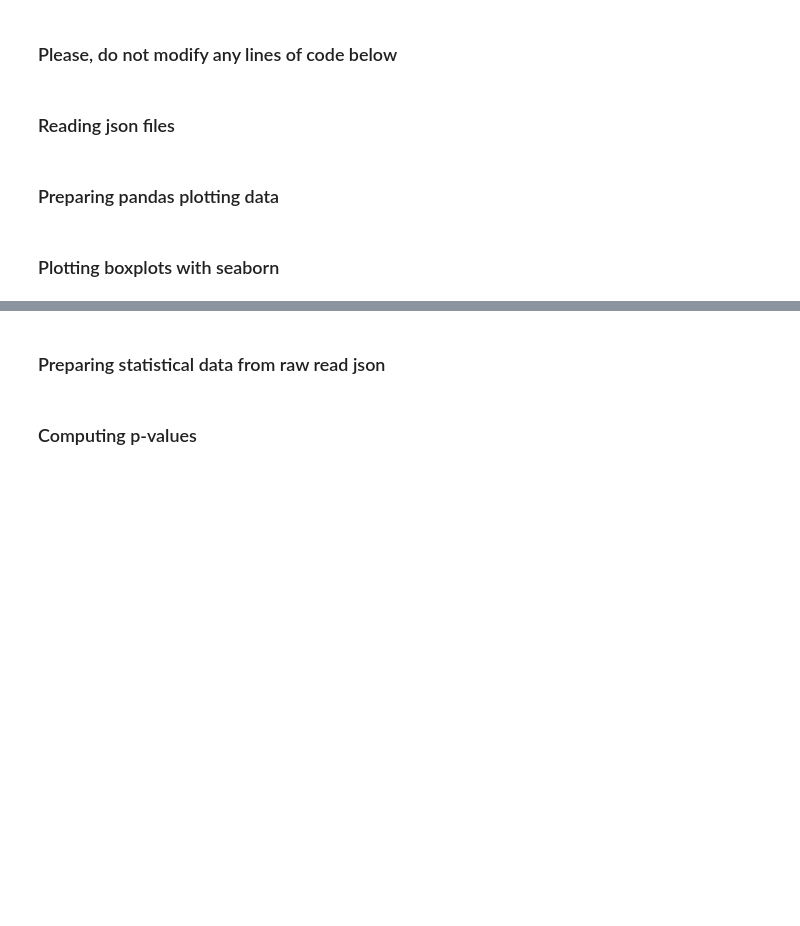
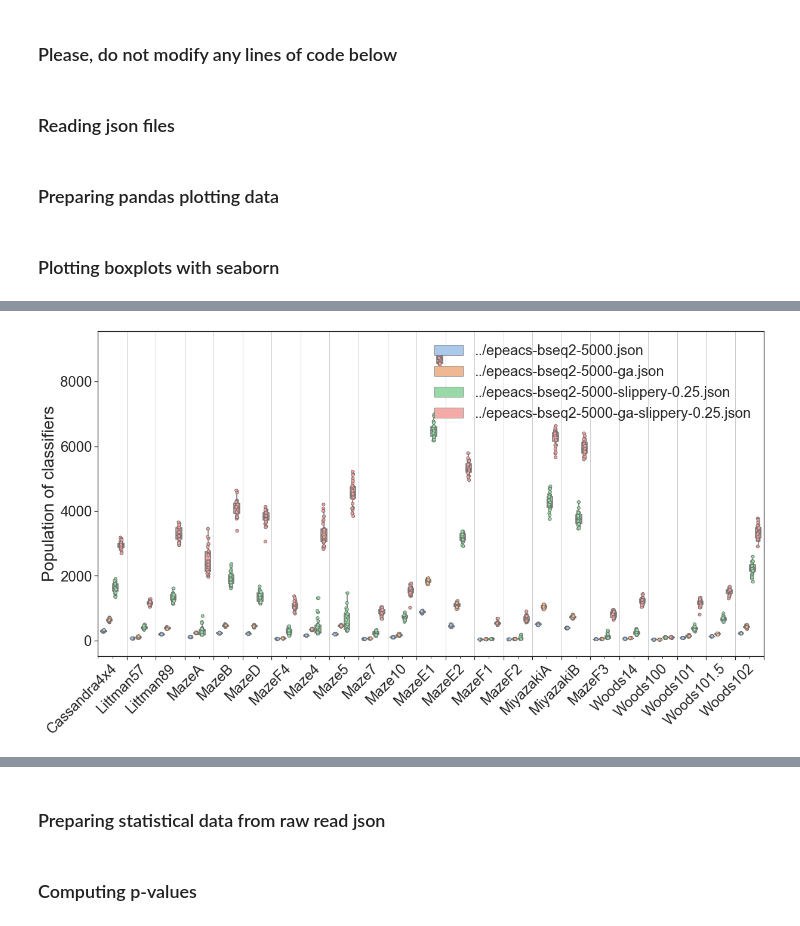
Before and after one commit to RomainOr/Reasoning-with-ALCS, a Jupyter notebook: epeacs_boxplot.ipynb, the cells around one changed output, grey strips where cells are left out. Drawn from its saved outputs; the diff is of its cells as text; code cells hidden in the pictures; blank space fills up the shorter version.

Commit message:
Add last data bench. Update boxplot.

```diff
--- a/epeacs_boxplot.ipynb
+++ b/epeacs_boxplot.ipynb
@@ -107,6 +112,7 @@ def prepare_pandas_plotting_data(raw_data, lcs_name):
         'Knowledge (%)':[],
         'Population of classifiers':[],
         'Reliable classifiers':[],
+        'Numerosity of classifiers':[],
         'Mean realiable classifier specificity':[],
         #'Full Knowledge for first time (trial)':[],
         #'Full Knowledge stable (trial)':[],
@@ -127,7 +133,10 @@ def prepare_pandas_plotting_data(raw_data, lcs_name):
                         cleaned_data['Maze'].append(item['maze'][:-3])
                     cleaned_data['Knowledge (%)'].append(item['knowledge_list'][idx])
                     cleaned_data['Population of classifiers'].append(item['population_list'][idx])
-                    cleaned_data['Reliable classifiers'].append(item['reliable_list'][idx])
+                    cleaned_data['Reliable classifiers'].append(
+                        float(item['reliable_list'][idx]) / item['population_list'][idx]
+                    )
+                    cleaned_data['Numerosity of classifiers'].append(item['numerosity_list'][idx])
                     cleaned_data['Mean realiable classifier specificity'].append(
                         item['mean_reliable_classifier_specificity_list'][idx]
                     )
@@ -152,7 +161,7 @@ def prepare_pandas_plotting_data(raw_data, lcs_name):
     pandas_data = pd.DataFrame(cleaned_data)
     return nb_of_environments, pandas_data
 
-nb_of_environments, pandas_data = prepare_pandas_plotting_data(raw_data, lcs_name)
+nb_of_environments, pandas_data = prepare_pandas_plotting_data(raw_data, exp_list)
 # %% [markdown]
 ### Plotting boxplots with seaborn
 # %%
@@ -211,34 +220,33 @@ def plot_figure(pandas_data, Y, legend_loc, lcs_name):
 
     # Set up legend
     handles, labels = ax.get_legend_handles_labels()
-    if len(lcs_name) == 2:
-        plt.legend(handles[0:2], labels[0:2], frameon=False, loc=legend_loc, fontsize=legend_fontsize)
-    else:
-        plt.legend(handles[0:3], labels[0:3], frameon=False, loc=legend_loc, fontsize=legend_fontsize)
+    plt.legend(handles[0:len(lcs_name)], labels[0:len(lcs_name)], frameon=False, loc=legend_loc, fontsize=legend_fontsize)
 # %%
 def plot_knowledge(pandas_data, zipped:bool=True):
-    plot_figure(pandas_data, Y='Knowledge (%)', legend_loc='lower right', lcs_name=lcs_name)
+    plot_figure(pandas_data, Y='Knowledge (%)', legend_loc='lower right', lcs_name=exp_list)
 
-def plot_population(pandas_data, only_reliable:bool=False):
-    if not only_reliable:
-        Y = 'Population of classifiers'
-    else:
-        Y = 'Reliable classifiers'
-    plot_figure(pandas_data, Y=Y, legend_loc='upper right', lcs_name=lcs_name)
+def plot_whole_population(pandas_data):
+    plot_figure(pandas_data, Y='Population of classifiers', legend_loc='upper right', lcs_name=exp_list)
+
+def plot_reliable_population(pandas_data):
+    plot_figure(pandas_data, Y='Reliable classifiers', legend_loc='upper right', lcs_name=exp_list)
+
+def plot_numerosity(pandas_data):
+    plot_figure(pandas_data, Y='Numerosity of classifiers', legend_loc='lower right', lcs_name=exp_list)
 
 def plot_mean_classifier_specificity(pandas_data):
-    plot_figure(pandas_data, Y='Mean realiable classifier specificity', legend_loc='upper right', lcs_name=lcs_name)
+    plot_figure(pandas_data, Y='Mean realiable classifier specificity', legend_loc='upper right', lcs_name=exp_list)
 
 #def plot_first_time_full_knowledge_achieved(pandas_data):
-#    plot_figure(pandas_data, Y='Full Knowledge for first time (trial)', legend_loc='upper right', lcs_name=lcs_name)
+#    plot_figure(pandas_data, Y='Full Knowledge for first time (trial)', legend_loc='upper right', lcs_name=exp_list)
 
 #def plot_last_time_full_knowledge_achieved(pandas_data):
-#    plot_figure(pandas_data, Y='Full Knowledge for last time (trial)', legend_loc='lower right', lcs_name=lcs_name)
+#    plot_figure(pandas_data, Y='Full Knowledge for last time (trial)', legend_loc='lower right', lcs_name=exp_list)
 
 def plot_pep_accumulated_error(pandas_data):
-    plot_figure(pandas_data, Y='PEP Accumulated Error (%)', legend_loc='upper right', lcs_name=lcs_name)
+    plot_figure(pandas_data, Y='PEP Accumulated Error (%)', legend_loc='upper right', lcs_name=exp_list)
 
 def plot_avg_steps_to_exit(pandas_data):
-    plot_figure(pandas_data, Y='Average steps to exit', legend_loc='upper right', lcs_name=lcs_name)
+    plot_figure(pandas_data, Y='Average steps to exit', legend_loc='upper right', lcs_name=exp_list)
 # %%
 plot_knowledge(pandas_data)
@@ -247,0 +255,4 @@ plot_population(pandas_data, only_reliable=True)
+# %%
+plot_whole_population(pandas_data)
+# %% [output]
+[figure, added]
```
Also changed, not shown: parts of 9 cells of this notebook, 12 other files.
